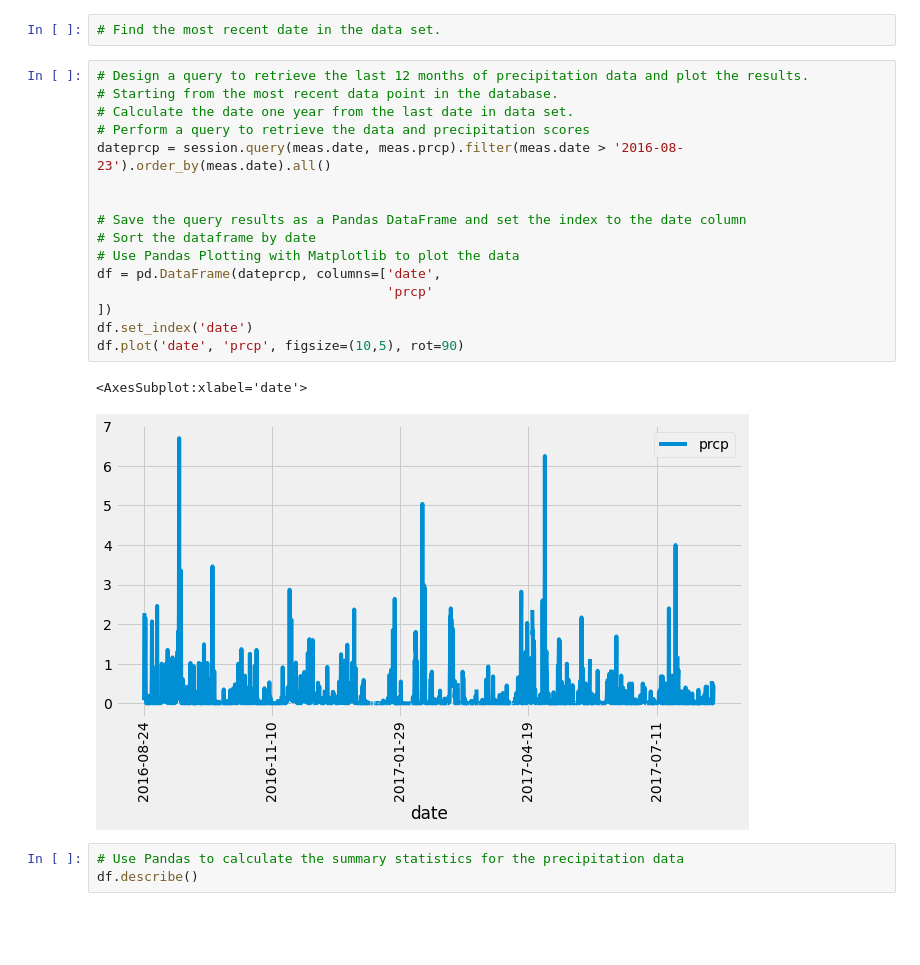
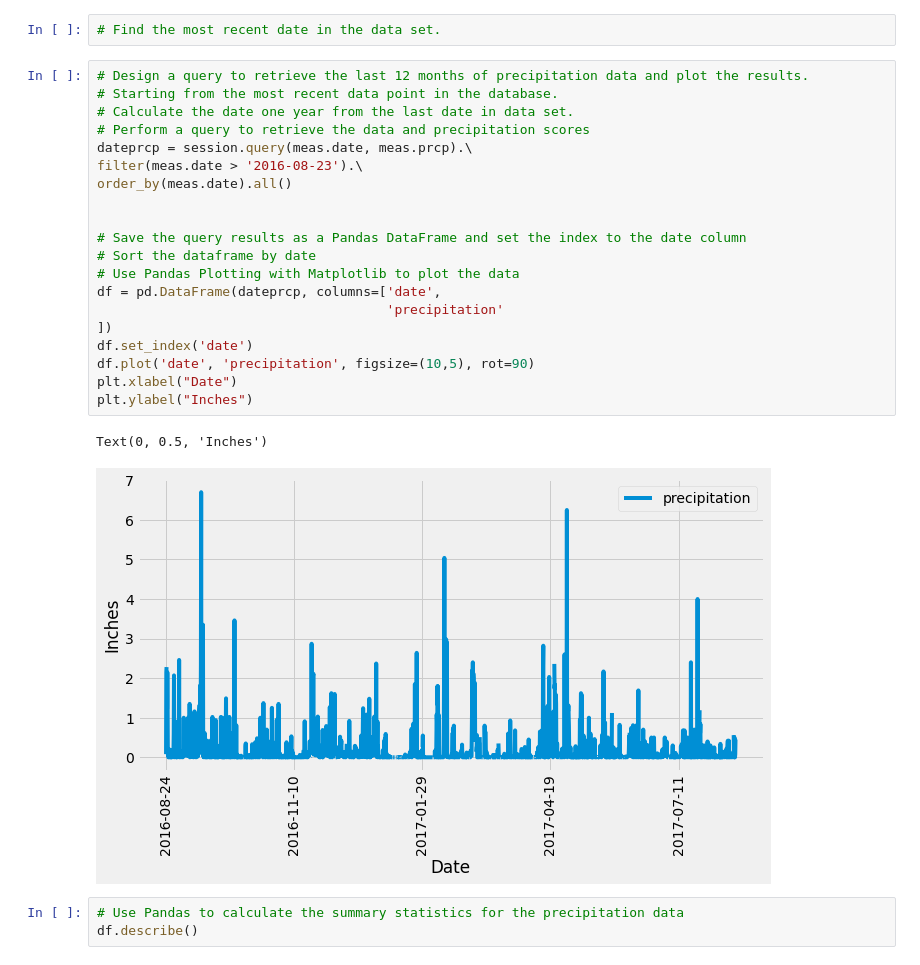
Before and after one commit to jordan-gilmartin/sqlalchemy-climate-analysis, a Jupyter notebook: Instructions/climate_starter.ipynb, the cells around one changed output. Drawn from its saved outputs; the diff is of its cells as text; blank space fills up the shorter version.

```diff
--- a/Instructions/climate_starter.ipynb
+++ b/Instructions/climate_starter.ipynb
@@ -101,22 +101,26 @@ session = Session(engine)
 # %%
 # Design a query to retrieve the last 12 months of precipitation data and plot the results.
 # Starting from the most recent data point in the database.
 # Calculate the date one year from the last date in data set.
 # Perform a query to retrieve the data and precipitation scores
-dateprcp = session.query(meas.date, meas.prcp).filter(meas.date > '2016-08-23').order_by(meas.date).all()
+dateprcp = session.query(meas.date, meas.prcp).\
+filter(meas.date > '2016-08-23').\
+order_by(meas.date).all()
 
 
 # Save the query results as a Pandas DataFrame and set the index to the date column
 # Sort the dataframe by date
 # Use Pandas Plotting with Matplotlib to plot the data
 df = pd.DataFrame(dateprcp, columns=['date',
-                                     'prcp'
+                                     'precipitation'
 ])
 df.set_index('date')
-df.plot('date', 'prcp', figsize=(10,5), rot=90)
+df.plot('date', 'precipitation', figsize=(10,5), rot=90)
+plt.xlabel("Date")
+plt.ylabel("Inches")
 # %% [output]
-<AxesSubplot:xlabel='date'>
+Text(0, 0.5, 'Inches')
-[figure, old version]
+[figure, new version]
 # %%
 # Use Pandas to calculate the summary statistics for the precipitation data
 df.describe()
```
Also changed, not shown: parts of 6 cells of this notebook.
